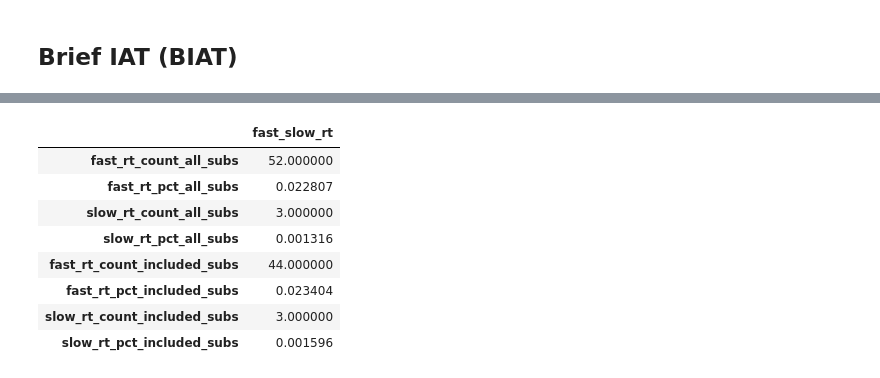
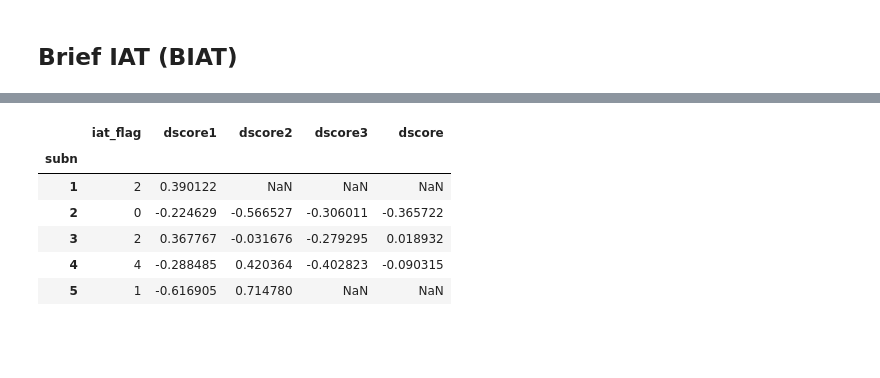
Before and after one commit to gabriellawong/pyiat, a Jupyter notebook: example/pyiat_example.ipynb, the cells around one changed output, grey strips where cells are left out. Drawn from its saved outputs; the diff is of its cells as text; code cells hidden in the pictures; blank space fills up the shorter version.

```diff
--- a/example/pyiat_example.ipynb
+++ b/example/pyiat_example.ipynb
@@ -340,5 +353,5 @@ bd=pd.read_csv('biat_data.csv',index_col=0)
 # %%
-biatd1,biatfsl=analyze_iat(bd,subject='session_id',rt='trial_latency',condition='block_pairing_definition',\
-                   correct='trial_error',error_or_correct='error'\
+biatd1,biatfsl=analyze_iat(bd,subject='subn',rt='RT',condition='pair',\
+                   correct='errors',error_or_correct='error'\
       ,cond2='(unnamed)/Death,Me/Life',cond1='(unnamed)/Life,Me/Death'\
-      ,block='block_number',blocks=[0, 1, 2, 3,4,5],biat=True,rmv_xtrls=4,trl_num='trial_number',fastslow_stats=True)
+      ,block='block_num',blocks=[0, 1, 2, 3,4,5],biat=True,rmv_xtrls=4,trl_num='trl_number',fastslow_stats=True)
@@ -355,12 +358,10 @@ biatd1[['dscore1','dscore2','dscore3','dscore']].head()
-# %%
-biatfsl
-# %% [output]
-|  | fast_slow_rt |
-| fast_rt_count_all_subs | 52.000000 |
-| fast_rt_pct_all_subs | 0.022807 |
-| slow_rt_count_all_subs | 3.000000 |
-| slow_rt_pct_all_subs | 0.001316 |
-| fast_rt_count_included_subs | 44.000000 |
-| fast_rt_pct_included_subs | 0.023404 |
-| slow_rt_count_included_subs | 3.000000 |
-| slow_rt_pct_included_subs | 0.001596 |
+# %%
+biatd1.iloc[:,-5:].head()
+# %% [output]
+|  | iat_flag | dscore1 | dscore2 | dscore3 | dscore |
+| subn |  |  |  |  |  |
+| 1 | 2 | 0.390122 | NaN | NaN | NaN |
+| 2 | 0 | -0.224629 | -0.566527 | -0.306011 | -0.365722 |
+| 3 | 2 | 0.367767 | -0.031676 | -0.279295 | 0.018932 |
+| 4 | 4 | -0.288485 | 0.420364 | -0.402823 | -0.090315 |
+| 5 | 1 | -0.616905 | 0.714780 | NaN | NaN |
```
Also changed, not shown: parts of 6 cells of this notebook, 2 other files.
